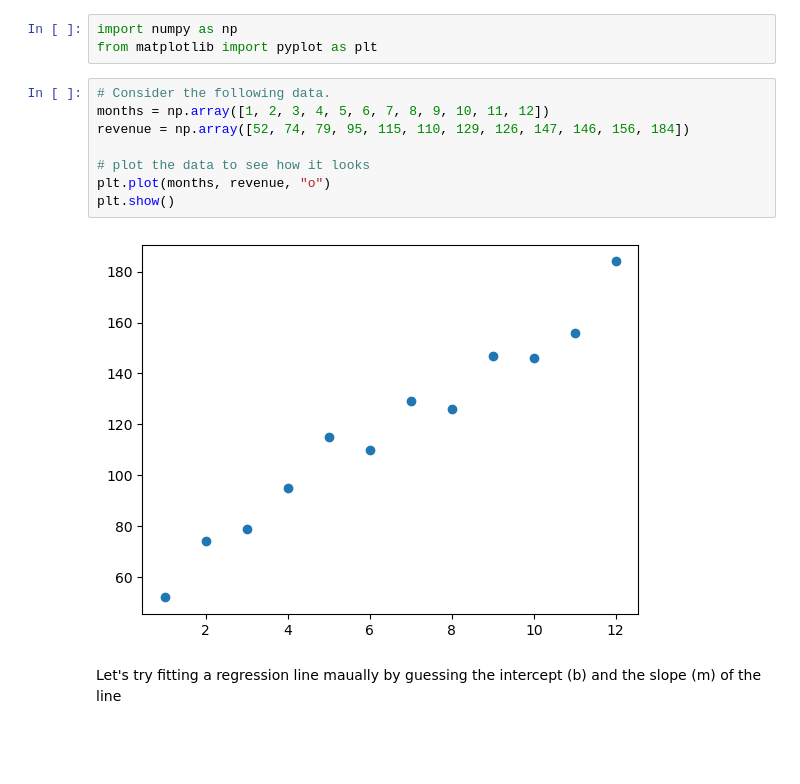
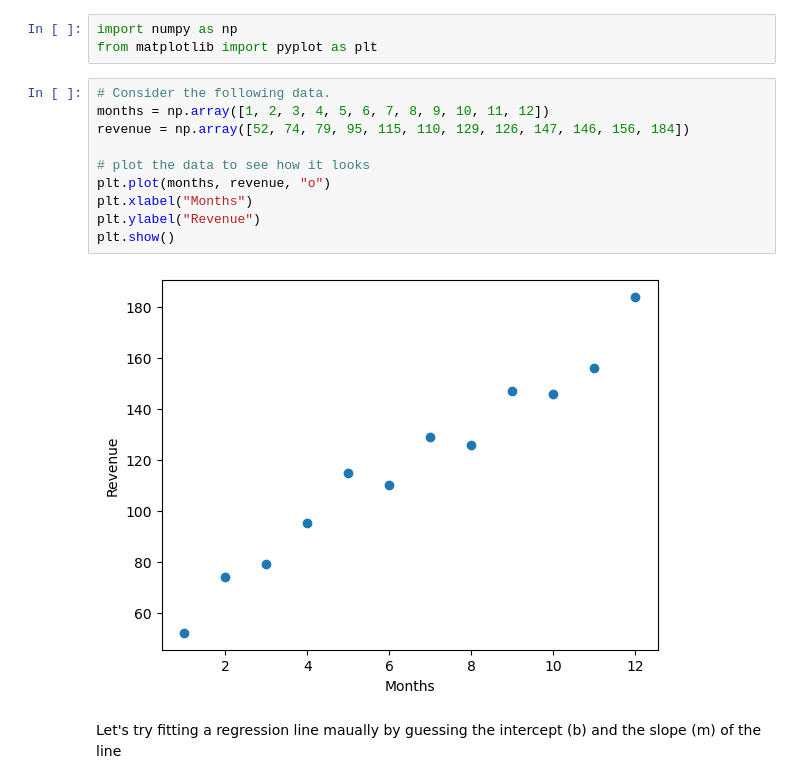
Before and after one commit to abdulqadirmuazzim/Linear-regression, a Jupyter notebook: regression.ipynb, the cells around one changed output. Drawn from its saved outputs; the diff is of its cells as text; blank space fills up the shorter version.

```diff
--- a/regression.ipynb
+++ b/regression.ipynb
@@ -22,13 +22,15 @@ from matplotlib import pyplot as plt
 # %%
 # Consider the following data.
 months = np.array([1, 2, 3, 4, 5, 6, 7, 8, 9, 10, 11, 12])
 revenue = np.array([52, 74, 79, 95, 115, 110, 129, 126, 147, 146, 156, 184])
 
 # plot the data to see how it looks
 plt.plot(months, revenue, "o")
+plt.xlabel("Months")
+plt.ylabel("Revenue")
 plt.show()
 # %% [output]
-[figure, old version]
+[figure, new version]
 # %% [markdown]
 Let's try fitting a regression line maually by guessing the intercept (b) and the slope (m) of the line
 # %%
```
Also changed, not shown: parts of 3 cells of this notebook.
